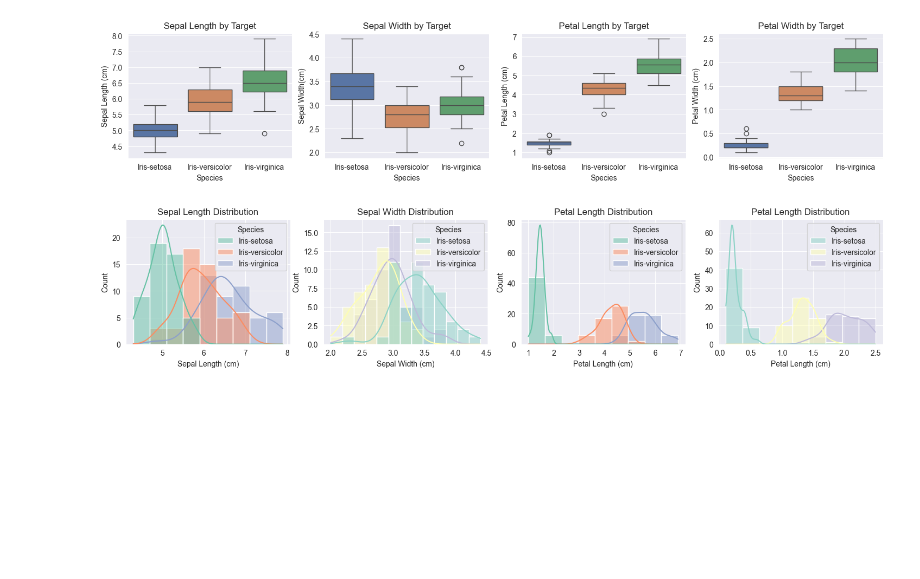
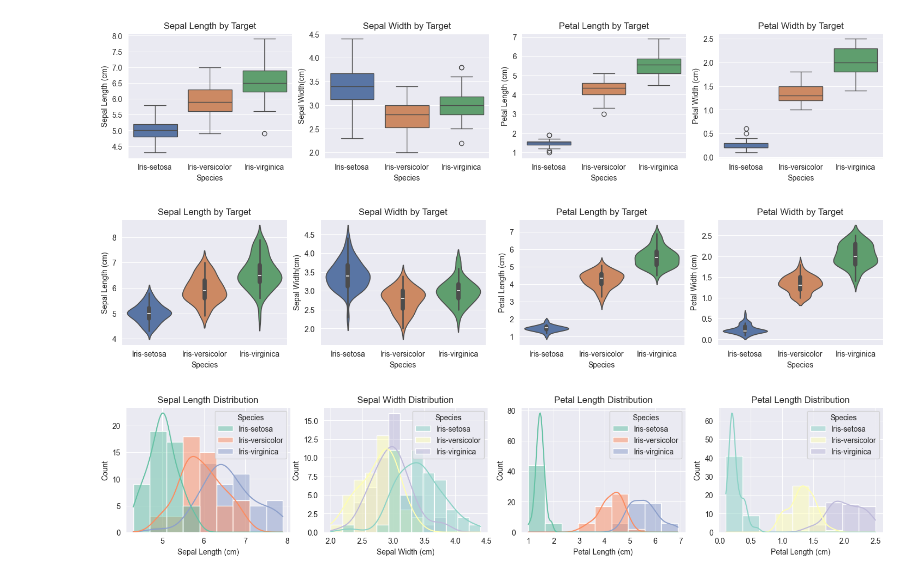
Before and after one commit to PPraveen2230/Oasis-Infobyte---Task1, a Jupyter notebook: iris-flower-classification - oasis infobyte _ paul.ipynb, the cells around one changed output. Saved outputs shown, nothing was run; the diff lists cells and outputs as text; code cells hidden in the pictures; blank space fills up the shorter version.

```diff
--- a/iris-flower-classification - oasis infobyte _ paul.ipynb
+++ b/iris-flower-classification - oasis infobyte _ paul.ipynb
@@ -153,6 +153,43 @@ plt.ylabel('Petal Width (cm)')
 plt.show()
 # %% [output]
 [figure]
+# %%
+# set the style of the plots
+sns.set_style('darkgrid')
+
+plt.figure(figsize=(18,3))
+
+# violin plot of sepal length by target
+plt.subplot(1,4,1)
+sns.violinplot(x='Species', y='SepalLengthCm', data=iris_df, palette ='deep')
+plt.title('Sepal Length by Target')
+plt.xlabel('Species')
+plt.ylabel('Sepal Length (cm)')
+
+
+# violin plot of petal length by target
+plt.subplot(1,4,2)
+sns.violinplot(x='Species', y='SepalWidthCm', data=iris_df, palette ='deep')
+plt.title('Sepal Width by Target')
+plt.ylabel('Sepal Width(cm)')
+
+
+# violin plot of petal length by target
+plt.subplot(1,4,3)
+sns.violinplot(x='Species', y='PetalLengthCm', data=iris_df, palette ='deep')
+plt.title('Petal Length by Target')
+plt.ylabel('Petal Length (cm)')
+
+
+# violin plot of petal length by target
+plt.subplot(1,4,4)
+sns.violinplot(x='Species', y='PetalWidthCm', data=iris_df, palette ='deep')
+plt.title('Petal Width by Target')
+plt.ylabel('Petal Width (cm)')
+
+plt.show()
+# %% [output]
+[figure, added]
 # %%
 sns.set_style('darkgrid')
 plt.figure(figsize=(18,3))
```
Also changed, not shown: parts of 14 cells of this notebook.
